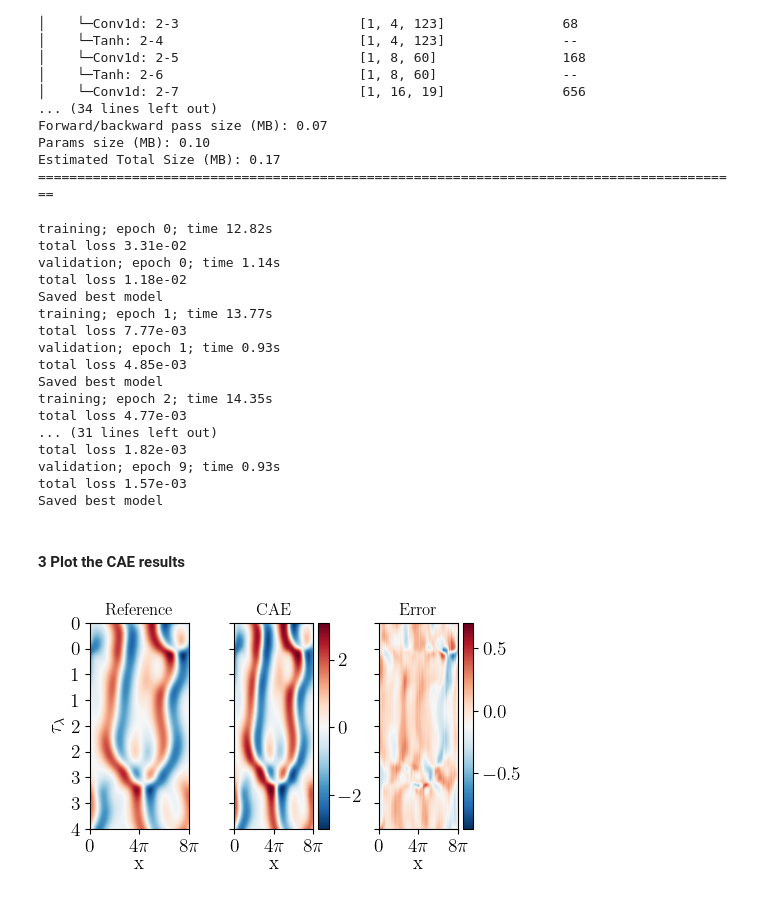
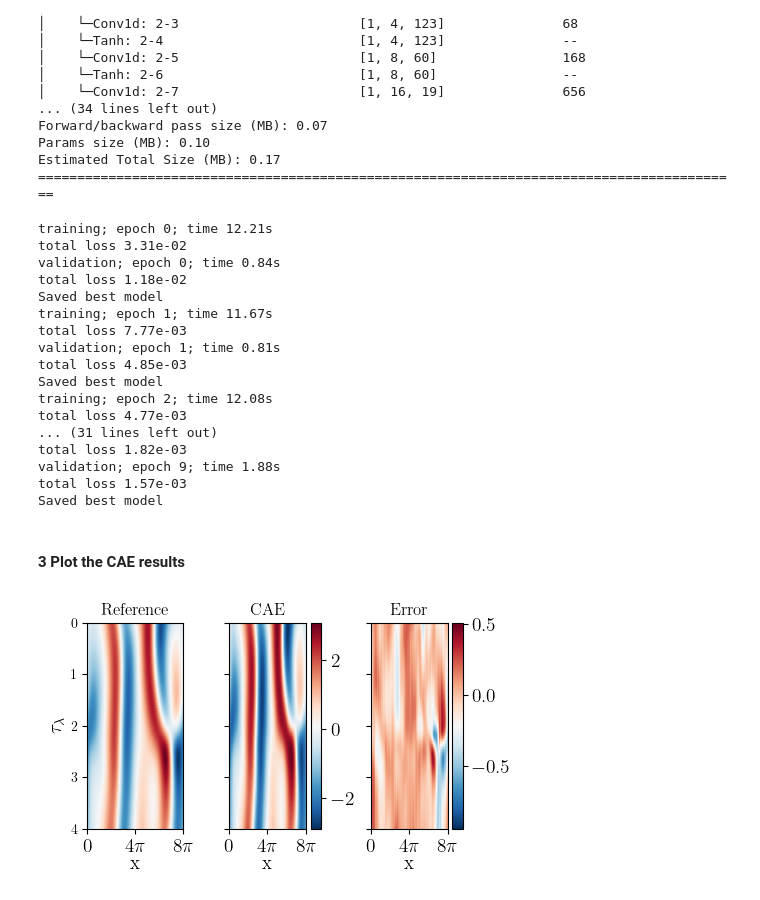
Before and after one commit to KasiaNowakowska/LatentStability, a Jupyter notebook: tutorial/train_cae.ipynb, the cells around one changed output. Drawn from its saved outputs; the diff is of its cells as text; code cells hidden in the pictures.

```diff
--- a/tutorial/train_cae.ipynb
+++ b/tutorial/train_cae.ipynb
@@ -37,11 +41,12 @@ ks_data = {
     'valid_ratio': 0.1,
     'batchsize': 128,
     'normtype': 'max',
-    'lyap':0.08
+    'lyap':0.08,
+    'upsample':4
 }
 # %%
-f = h5py.File('/storage0/eo821/KS/L22/M256_N512_tmax100000_deltat0.05L22.mat','r')
-U = np.array(f.get('uu'))[:, 1000::4]
+f = h5py.File('../data/M256_N512_tmax100000_deltat0.05L22.mat','r')
+U = np.array(f.get('uu'))[:, 1000::ks_data['upsample']]
 U = einops.rearrange(U, 'x time-> time 1 x')
 sysdim = U.shape[0]
 print(f"Shape of KS data: {U.shape}")
@@ -99,8 +104,8 @@ scheduler = torch.optim.lr_scheduler.ExponentialLR(optimizer, gamma=gamma)
 loss_tracker = LossTracker(len(train_loader), len(valid_loader))
 
 early_stopper = EarlyStopper(patience=200, min_delta=1e-6)
-weighing_dissipation=1
-cae_model =cae_model.to(device)
+weighing_dissipation = 1
+cae_model = cae_model.to(device)
 # wandb.watch(model)
 best_model_state_dict = cae_model.state_dict()  # Save the best model state_dict
 patience = 100
@@ -137,7 +142,6 @@ for epoch in range(epochs):
     loss_tracker.print_current_loss(epoch, 'validation')
     loss_tracker.calculate_and_store_average_losses()
 
-
     if loss_tracker.check_best_validation_loss():
         early_stopper.reset_counter()
         best_model_state_dict = cae_model.state_dict()  # the best model state_dict
@@ -146,21 +150,21 @@ for epoch in range(epochs):
     if early_stopper.track(loss_tracker.get_current_validation_loss()):
         break
 # %% [output]
-training; epoch 0; time 12.82s
+training; epoch 0; time 12.21s
 total loss 3.31e-02
-validation; epoch 0; time 1.14s
+validation; epoch 0; time 0.84s
 total loss 1.18e-02
 Saved best model
-training; epoch 1; time 13.77s
+training; epoch 1; time 11.67s
 total loss 7.77e-03
-validation; epoch 1; time 0.93s
+validation; epoch 1; time 0.81s
 total loss 4.85e-03
 Saved best model
-training; epoch 2; time 14.35s
+training; epoch 2; time 12.08s
 total loss 4.77e-03
 ... (31 lines left out)
 total loss 1.82e-03
-validation; epoch 9; time 0.93s
+validation; epoch 9; time 1.88s
 total loss 1.57e-03
 Saved best model
 # %%
@@ -179,8 +183,8 @@ Saved best model
 # %%
 
 # Define constants
-N_lyap = int(1/ks_data["lyap"]/ks_data["dt"])
-N_plot = 5*N_lyap
+N_lyap = int(1/ks_data["lyap"]/(ks_data["dt"]*ks_data["upsample"]))
+N_plot = 15*N_lyap
 fs = 14
 cmap = 'RdBu_r'
 
@@ -188,51 +192,52 @@ cmap = 'RdBu_r'
 domain_length = 8 * np.pi
 
 # Create subplots
-fig, axs = plt.subplots(nrows=1, ncols=3, figsize=(5,3), sharey=True)  # Changed ncols to 1
+fig, axs = plt.subplots(nrows=1, ncols=3, figsize=(
+    5, 3), sharey=True)  # Changed ncols to 1
 
 # Encode and decode snapshot
 snapshot = torch.from_numpy(U_test_series[:N_plot]).float()
 encoded, snapshot_decoded = cae_model(snapshot.to(device))
 
-maxnorm=3.58
+maxnorm = 3.58
 # Extract data
 data1 = snapshot.numpy(force=True)[:N_plot, 0, :] * maxnorm
 data2 = snapshot_decoded.numpy(force=True)[:N_plot, 0, :] * maxnorm
 data3 = data1 - data2
 
-lyapunov_time = ks_data["lyap"] * np.arange(0, 10000, ks_data["dt"])
+lyapunov_time = ks_data["lyap"] * np.arange(0, 10000, (ks_data["dt"]*ks_data["upsample"]))
 # Adjust subplot spacing
 plt.subplots_adjust(wspace=-0.05)  #
 # Plot data
 for i, data in enumerate([data1, data2, data3]):
     axes = axs[i]
     im = axes.imshow(data, aspect='auto', cmap=cmap,
                      extent=[0, 2 * 4 * np.pi, int(lyapunov_time[N_plot]), lyapunov_time[0]])
 
-
     axes.set_xlabel('x', fontsize=fs, rotation=0, labelpad=0, y=0.46)
-     # Set y-tick labels and font size
-    axes.set_yticks(axes.get_yticks())  # Ensure yticks are set first
-    axes.set_yticklabels([f'{int(tick)}' for tick in axes.get_yticks()], fontsize=fs)
+    # Set y-tick labels and font size
+    # axes.set_yticks(axes.get_yticks())  # Ensure yticks are set first
+    # axes.set_yticklabels(
+    #     [f'{int(tick)}' for tick in axes.get_yticks()], fontsize=fs)
 
     axes.yaxis.tick_left()
 
     axes.set_xticks(np.arange(0, 8 * np.pi + 0.01, step=(1 * 4 * np.pi)), ['0', r'$4\pi$', r'8$\pi$'],
                     fontsize=fs)
     for tick_label in axes.get_xticklabels():
         tick_label.set_ha('center')
         tick_label.set_x(-0.05)
 
     # Add colorbar
-    if i ==1 or i==2:
+    if i == 1 or i == 2:
         cbar = fig.colorbar(im, ax=axes)
         cbar.ax.tick_params(labelsize=fs)
 axs[0].set_ylabel(r'$\tau_{\lambda}$', fontsize=fs)
 axs[0].set_title("Reference")
 axs[1].set_title("CAE")
 axs[2].set_title("Error")
 # Show or save plot
 plt.tight_layout()
 plt.savefig("../images/cae.png", dpi=100)
 # %% [output]
-[figure, old version]
+[figure, new version]
```
Also changed, not shown: parts of 1 cell of this notebook, 10 other files.
